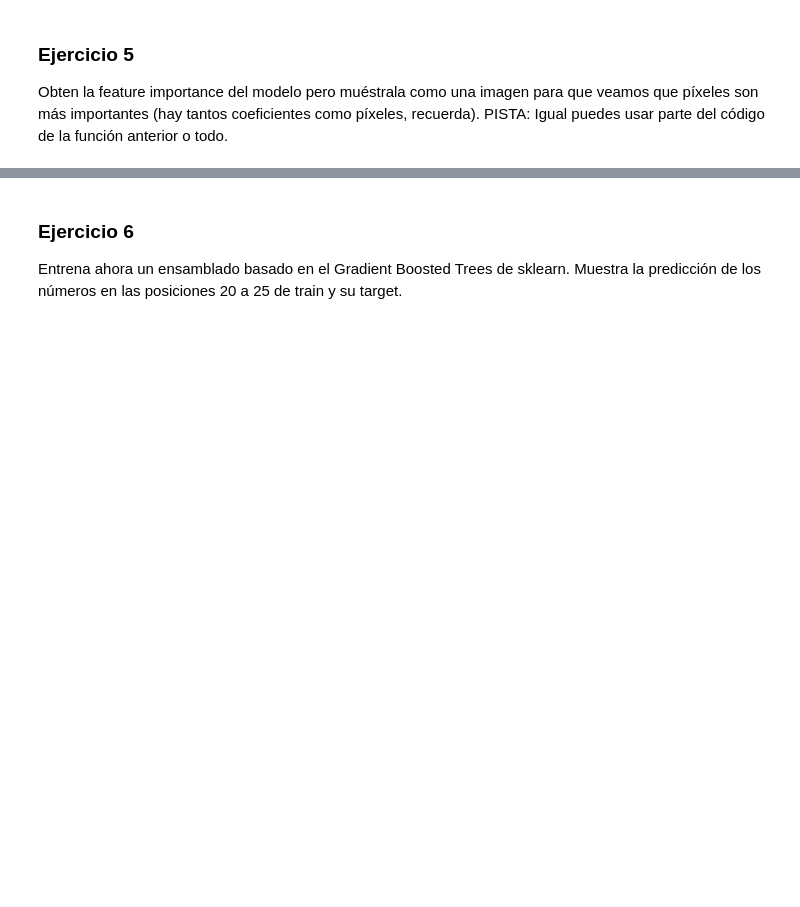
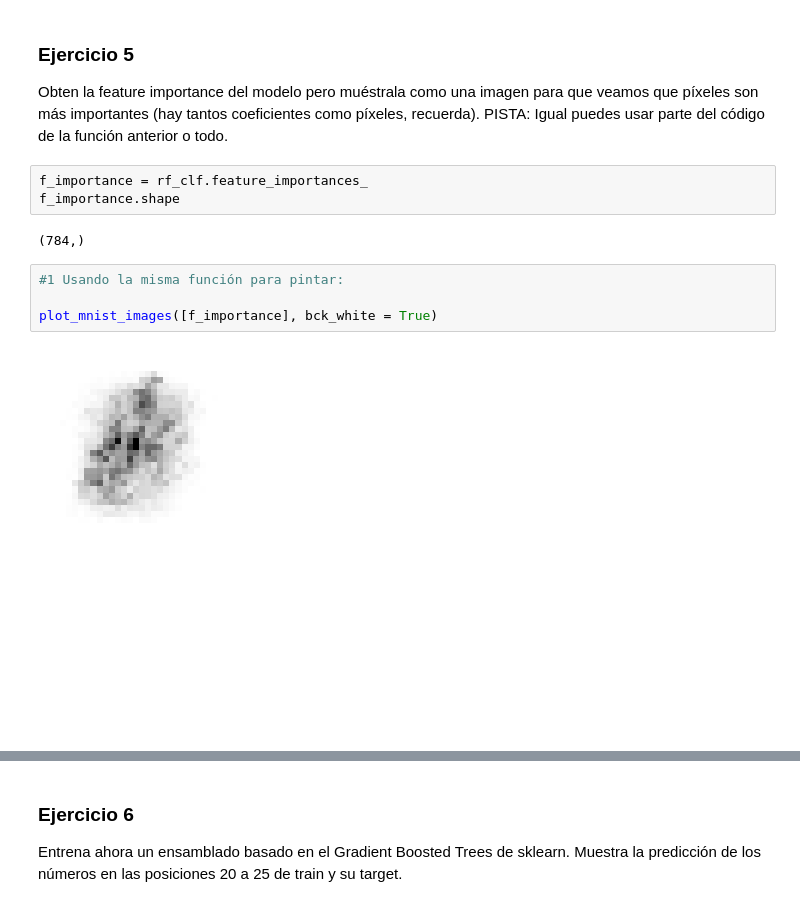
Before and after one commit to 27MarioGomez/ONLINE_DS_THEBRIDGE_27MarioGomez, a Jupyter notebook: 04_Machine_Learning/Sprint_11/Unidad_02/Ejercicios_Workout/13_Ejercicios_Bagging_y_Boosting.ipynb, the cells around one changed output, grey strips where cells are left out. Cells and saved outputs as stored; diff of their text form; blank space fills up the shorter version.

```diff
--- a/04_Machine_Learning/Sprint_11/Unidad_02/Ejercicios_Workout/13_Ejercicios_Bagging_y_Boosting.ipynb
+++ b/04_Machine_Learning/Sprint_11/Unidad_02/Ejercicios_Workout/13_Ejercicios_Bagging_y_Boosting.ipynb
@@ -103,3 +129,14 @@ Pruébalo contra test y muestra su informe de clasificación
 ### Ejercicio 5
 
 Obten la feature importance del modelo pero muéstrala como una imagen para que veamos que píxeles son más importantes (hay tantos coeficientes como píxeles, recuerda). PISTA: Igual puedes usar parte del código de la función anterior o todo.
+# %%
+f_importance = rf_clf.feature_importances_
+f_importance.shape
+# %% [output]
+(784,)
+# %%
+#1 Usando la misma función para pintar:
+
+plot_mnist_images([f_importance], bck_white = True)
+# %% [output]
+[figure, added]
```
Also changed, not shown: parts of 17 cells of this notebook.
